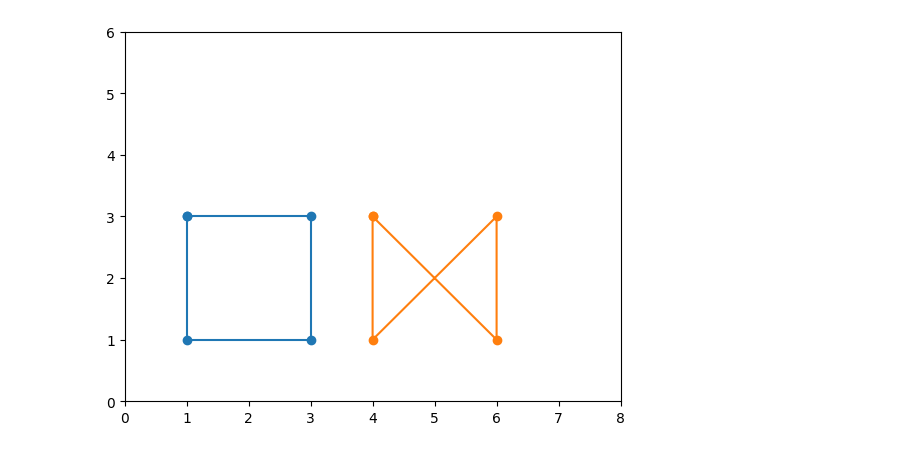
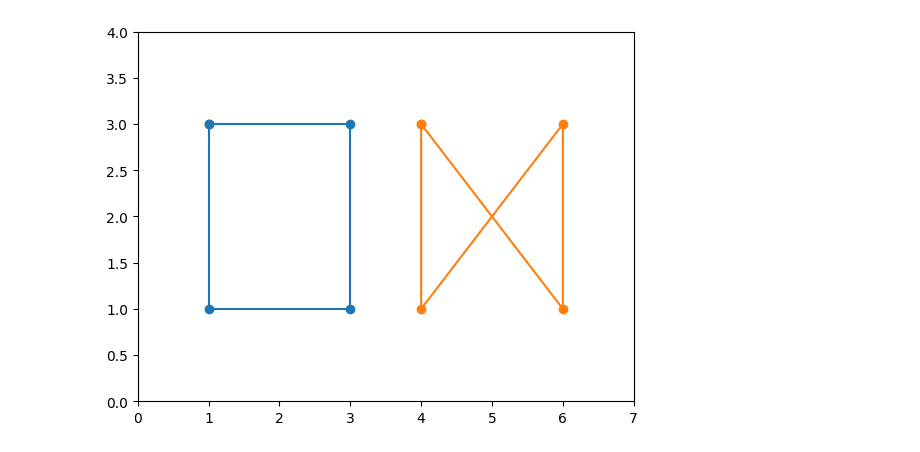
Before and after one commit to PieroniJV/graph_isomorphism_project, a Jupyter notebook: graph_isomorphism.ipynb, the cells around one changed output. Saved outputs shown, nothing was run; the diff lists cells and outputs as text; code cells hidden in the pictures.

```diff
--- a/graph_isomorphism.ipynb
+++ b/graph_isomorphism.ipynb
@@ -10,17 +8,17 @@ In Graph theory studies, two graphs are said to be isomorphic if they are struct
 # %%
 import matplotlib.pyplot as plt
 
 x = [1,3,3,1,1]
 y = [3,3,1,1,3]
 
 a = [4,4,6,6,4]
 b = [3,1,3,1,3]
 
-plt.ylim(0,6)
-plt.xlim(0,8)
+plt.ylim(0,4)
+plt.xlim(0,7)
 
 plt.plot(x, y, marker='o')
 plt.plot(a, b, marker='o')
 plt.show()
 # %% [output]
-[figure, old version]
+[figure, new version]
```
Also changed, not shown: parts of 3 cells of this notebook, 1 other file.
